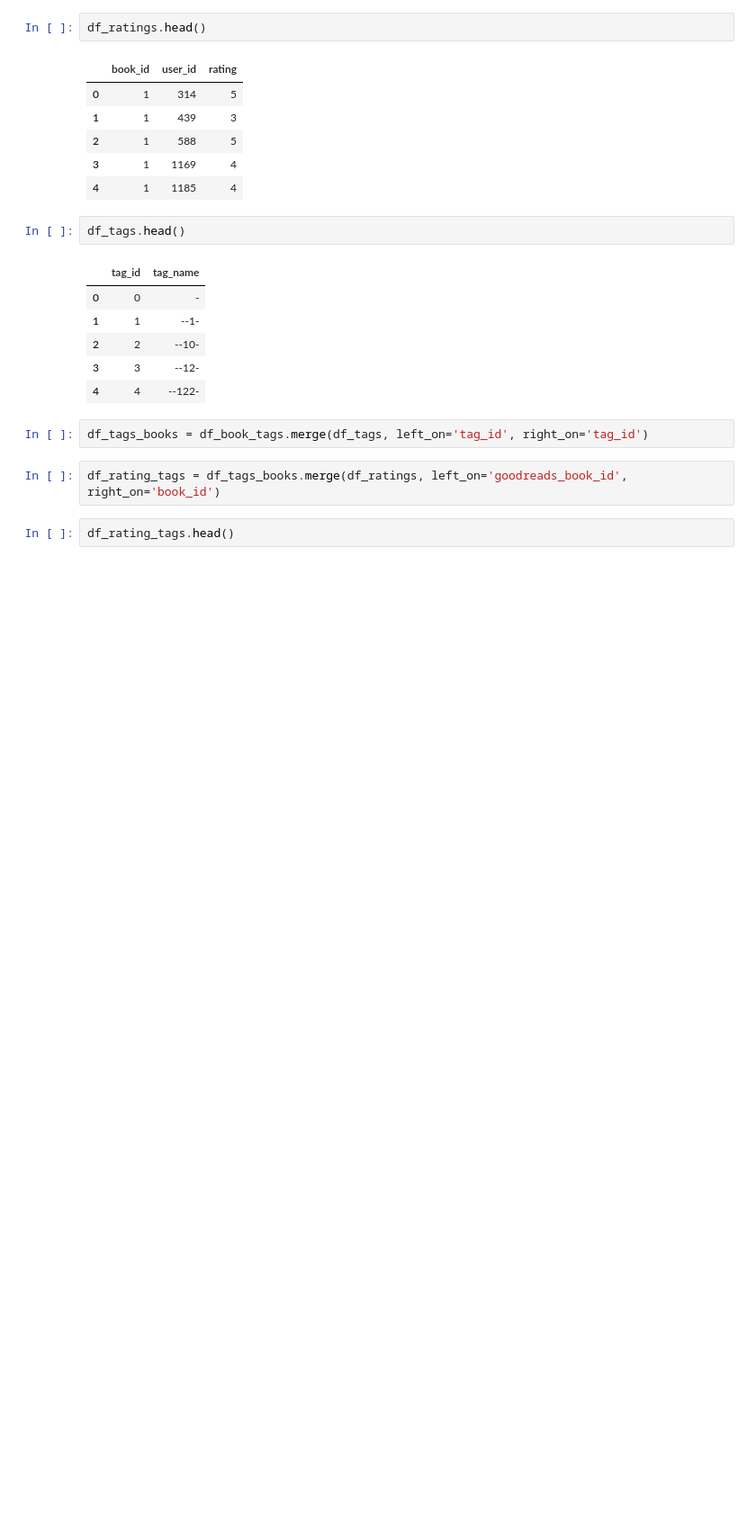
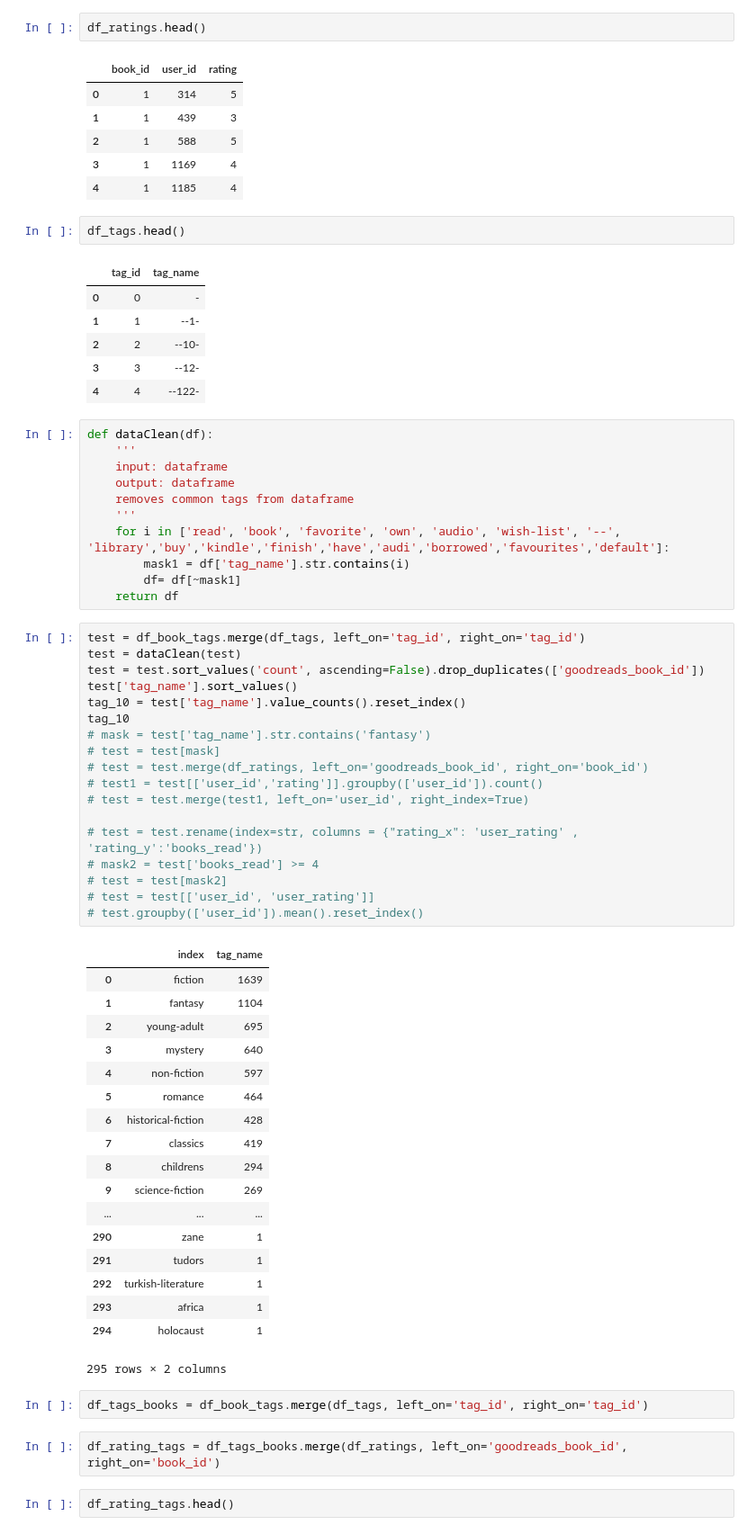
Before and after one commit to Aidan-Jared/What-Genre-Should-I-Like, a Jupyter notebook: Capstone1.ipynb, the cells around one changed output. Shown at 90% size. Drawn from its saved outputs; the diff is of its cells as text; blank space fills up the shorter version.

```diff
--- a/Capstone1.ipynb
+++ b/Capstone1.ipynb
@@ -49,6 +49,54 @@ df_tags.head()
 | 2 | 2 | --10- |
 | 3 | 3 | --12- |
 | 4 | 4 | --122- |
+# %%
+def dataClean(df):
+    '''
+    input: dataframe
+    output: dataframe
+    removes common tags from dataframe
+    '''
+    for i in ['read', 'book', 'favorite', 'own', 'audio', 'wish-list', '--', 'library','buy','kindle','finish','have','audi','borrowed','favourites','default']:
+        mask1 = df['tag_name'].str.contains(i)
+        df= df[~mask1]
+    return df
+# %%
+test = df_book_tags.merge(df_tags, left_on='tag_id', right_on='tag_id')
+test = dataClean(test)
+test = test.sort_values('count', ascending=False).drop_duplicates(['goodreads_book_id'])
+test['tag_name'].sort_values()
+tag_10 = test['tag_name'].value_counts().reset_index()
+tag_10
+# mask = test['tag_name'].str.contains('fantasy')
+# test = test[mask]
+# test = test.merge(df_ratings, left_on='goodreads_book_id', right_on='book_id')
+# test1 = test[['user_id','rating']].groupby(['user_id']).count()
+# test = test.merge(test1, left_on='user_id', right_index=True)
+
+# test = test.rename(index=str, columns = {"rating_x": 'user_rating' , 'rating_y':'books_read'})
+# mask2 = test['books_read'] >= 4
+# test = test[mask2]
+# test = test[['user_id', 'user_rating']]
+# test.groupby(['user_id']).mean().reset_index()
+# %% [output]
+|  | index | tag_name |
+| 0 | fiction | 1639 |
+| 1 | fantasy | 1104 |
+| 2 | young-adult | 695 |
+| 3 | mystery | 640 |
+| 4 | non-fiction | 597 |
+| 5 | romance | 464 |
+| 6 | historical-fiction | 428 |
+| 7 | classics | 419 |
+| 8 | childrens | 294 |
+| 9 | science-fiction | 269 |
+| ... | ... | ... |
+| 290 | zane | 1 |
+| 291 | tudors | 1 |
+| 292 | turkish-literature | 1 |
+| 293 | africa | 1 |
+| 294 | holocaust | 1 |
+295 rows × 2 columns
 # %%
 df_tags_books = df_book_tags.merge(df_tags, left_on='tag_id', right_on='tag_id')
 # %%
```
Also changed, not shown: parts of 2 cells of this notebook, 9 other files.
